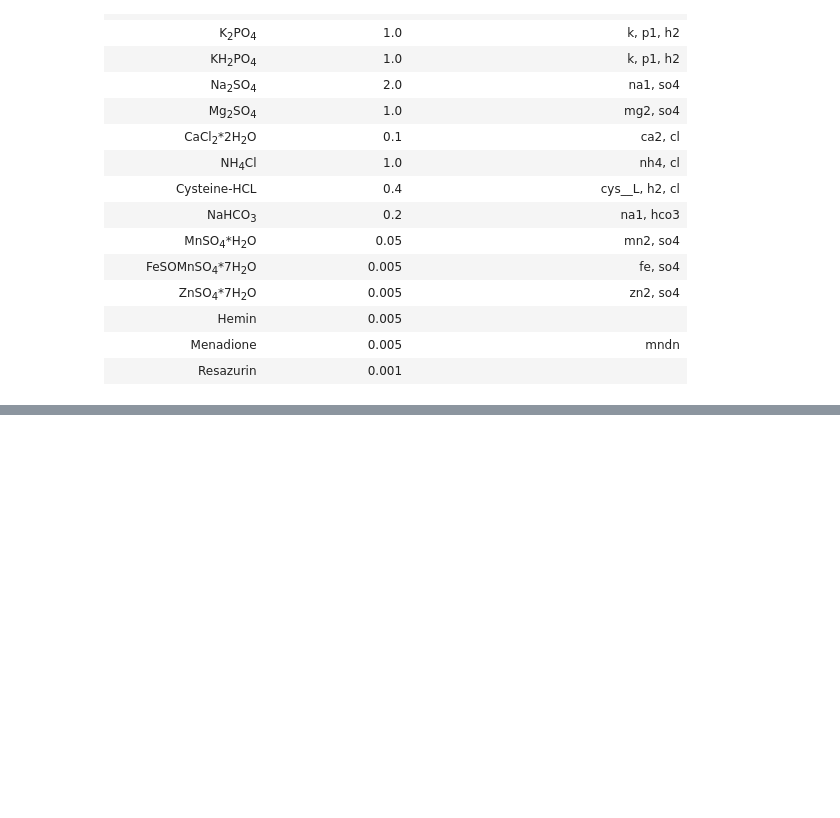
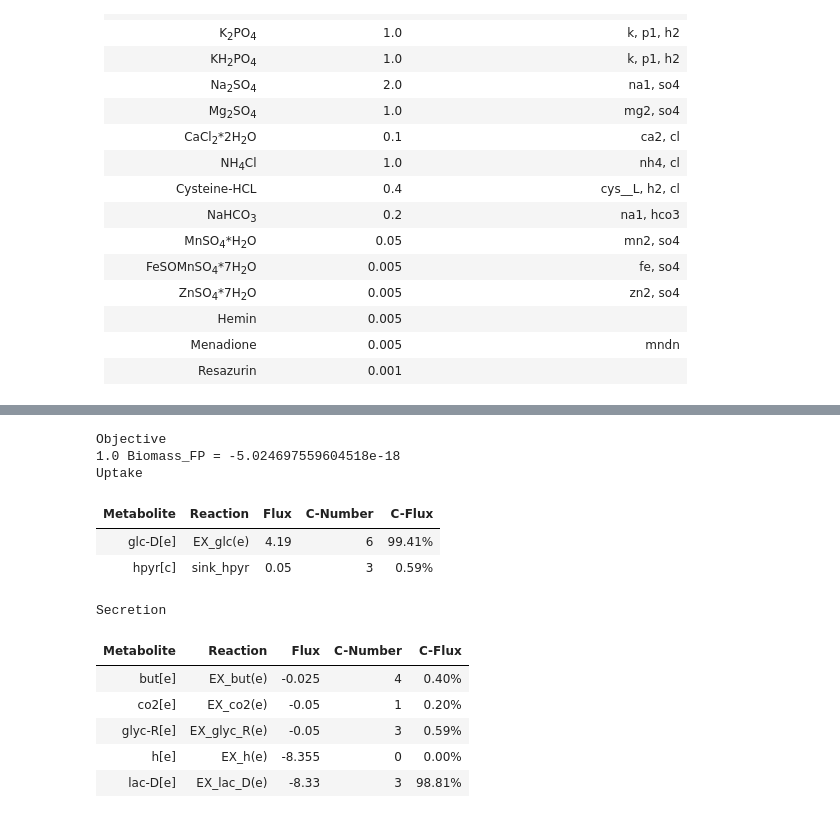
Before and after one commit to PrabJ/Flux_Balance_F_Prausnitzii, a Jupyter notebook: Metabolic_flux.ipynb, the cells around one changed output, grey strips where cells are left out. Drawn from its saved outputs; the diff is of its cells as text; code cells hidden in the pictures; blank space fills up the shorter version.

```diff
--- a/Metabolic_flux.ipynb
+++ b/Metabolic_flux.ipynb
@@ -512,0 +444,78 @@ Secretion
+# %%
+medium_mmcb = list(('polypep','stys','raffin','sucr','n2','thm','ribflv','trp_L',
+                    'pnto_R','pydxn','btn','b12','na1','cl','k','p1','h','na1','h2o'
+                    'so4','mg2','ca2','nh4','cys_L','cl','na1','hco3','mn2','zn2','mndnb'))
+
+# hco3 turns into water and co2
+medium_mmcb.remove('hco3')
+medium_mmcb.append('co2')
+medium_mmcb.append('h2o')
+
+# alt. riboflavin
+medium_mmcb.append('rbflvrd')
+
+# Alternative form of cysteine
+medium_mmcb.append('Lcyst')
+
+# B12 referred to as cbl1,2
+medium_mmcb.remove('b12')
+medium_mmcb.append('cbl1')
+medium_mmcb.append('cbl2')
+
+# Glucose in bacteriological peptome
+medium_mmcb.append('glc')
+
+# Phosphate alternative
+medium_mmcb.remove('p1')
+medium_mmcb.append('pi')
+
+# Remove nitrogen
+medium_mmcb.remove('n2')
+
+# L-cystine is 2 cysteine molecules
+medium_mmcb.append('Lcystin')
+
+# Fe exchanges
+medium_mmcb.append('fe2')
+medium_mmcb.append('fe3')
+
+# From the paper Clemence sent; yeast extract components
+# https://journals.plos.org/plosone/article?id=10.1371/journal.pone.0236890#pone-0236890-t002
+medium_mmcb.extend(['thr_L','ser_L','gly','glu_L','gln_L','asp_L','asn_L','ala_L','arg_L','arab_L','gam','man','ura','gua','ad'])
+
+# Folic acid --> folate
+medium_mmcb.append('fol')
+
+medium_mmcb.append('cu2')
+
+# Remove duplicates
+medium_mmcb = list(set(medium_mmcb))
+
+
+
+medium_mmcb=[mets+"(e)" for mets in medium_mmcb]
+model_mmcb=medium(model.copy(), medium_mmcb)
+# for i in range(1,len(model_mmcb.reactions)):
+#     model_mmcb.reactions[i].upper_bound=1000
+#     if model_mmcb.reactions[i].lower_bound != 0:
+#         model_mmcb.reactions[i].lower_bound=-10
+model_mmcb.objective = {model_mmcb.reactions.get_by_id('Biomass_FP'): 1}
+model_mmcb.summary()
+
+# Find list of all metabolites not in media
+# Express in mmol/g/L
+# Set as -'ve flux lower bound
+# %% [output]
+Objective
+1.0 Biomass_FP = -5.024697559604518e-18
+Uptake
+| Metabolite | Reaction | Flux | C-Number | C-Flux |
+| glc-D[e] | EX_glc(e) | 4.19 | 6 | 99.41% |
+| hpyr[c] | sink_hpyr | 0.05 | 3 | 0.59% |
+Secretion
+| Metabolite | Reaction | Flux | C-Number | C-Flux |
+| but[e] | EX_but(e) | -0.025 | 4 | 0.40% |
+| co2[e] | EX_co2(e) | -0.05 | 1 | 0.20% |
+| glyc-R[e] | EX_glyc_R(e) | -0.05 | 3 | 0.59% |
+| h[e] | EX_h(e) | -8.355 | 0 | 0.00% |
+| lac-D[e] | EX_lac_D(e) | -8.33 | 3 | 98.81% |
```
Also changed, not shown: parts of 13 cells of this notebook, 1 other file.
